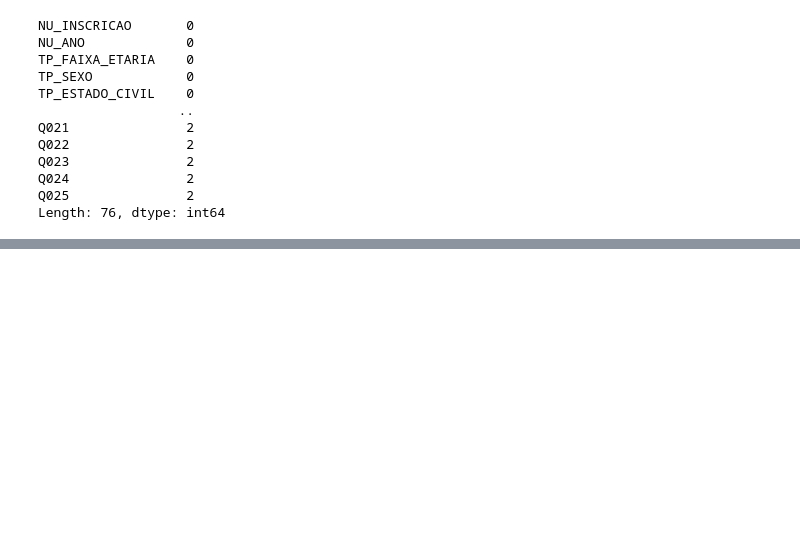
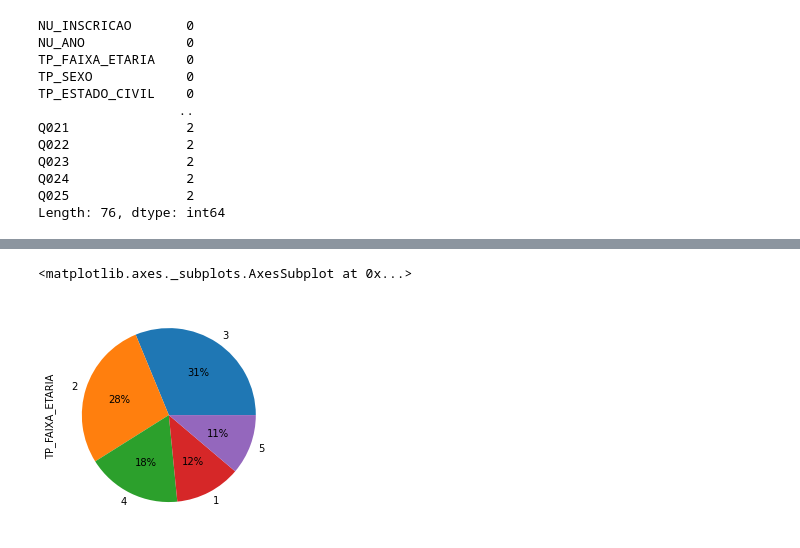
Before and after one commit to Gus-1003/Projeto_Pesquisa_Enem, a Jupyter notebook: Análise_Geral_Microdados_Enem.ipynb, the cells around one changed output, grey strips where cells are left out. Cells and saved outputs as stored; diff of their text form; code cells hidden in the pictures; blank space fills up the shorter version.

```diff
--- a/Análise_Geral_Microdados_Enem.ipynb
+++ b/Análise_Geral_Microdados_Enem.ipynb
@@ -113,0 +261,7 @@ Length: 76, dtype: int64
+# %%
+infoCandidado = dados.iloc[:,0:12]
+infoEscola = dados.iloc[:,12:19]
+infoExame = dados.iloc[:,19:23]
+infoProvaObjetiva = dados.iloc[:,23:44]
+infoRedação = dados.iloc[:,44:51]
+infoQuest = dados.iloc[:,51:76]
@@ -113,0 +336,5 @@ Length: 76, dtype: int64
+# %%
+infoCandidado['TP_FAIXA_ETARIA'].value_counts().head().plot.pie(autopct='%.0f%%')
+# %% [output]
+<matplotlib.axes._subplots.AxesSubplot at 0x...>
+[figure, added]
```
Also changed, not shown: parts of 27 cells of this notebook.
